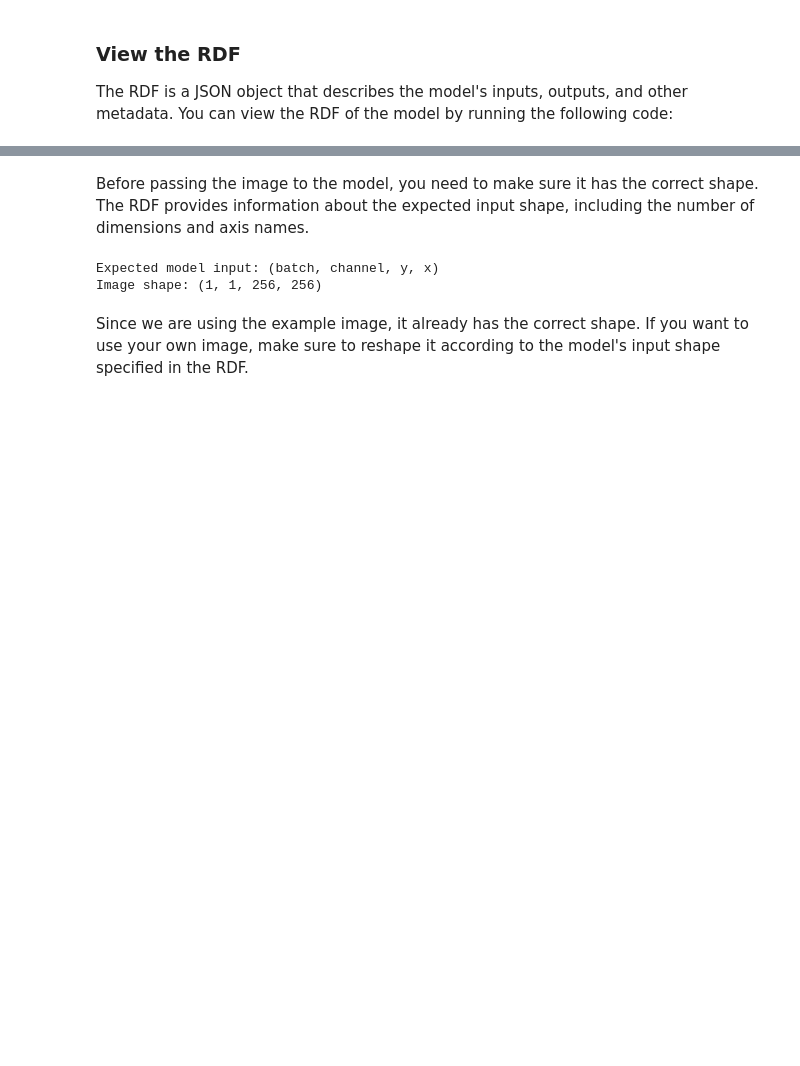
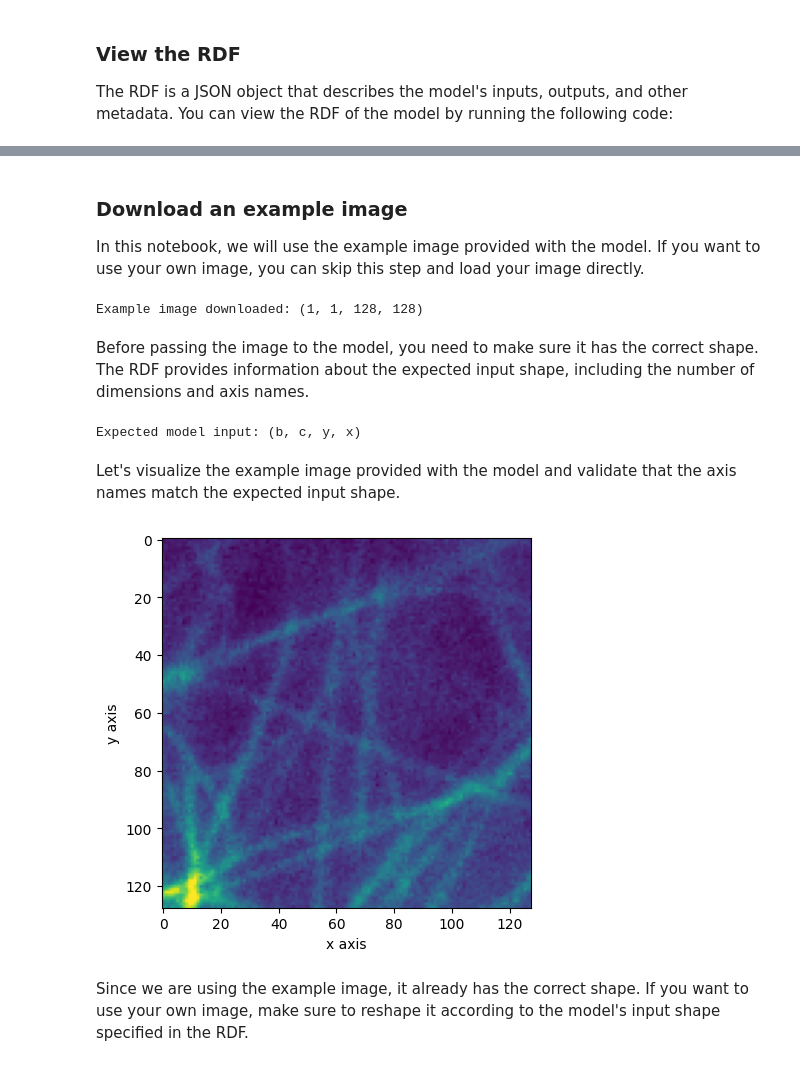
Before and after one commit to aicell-lab/bioengine-worker, a Jupyter notebook: bioengine_apps/model_runner/tutorial_model_runner.ipynb, the cells around one changed output, grey strips where cells are left out. Drawn from its saved outputs; the diff is of its cells as text; code cells hidden in the pictures; blank space fills up the shorter version.

```diff
--- a/bioengine_apps/model_runner/tutorial_model_runner.ipynb
+++ b/bioengine_apps/model_runner/tutorial_model_runner.ipynb
@@ -46,4 +47,4 @@ Model ID: The Model-Runner will be demonstrated with the "charismatic-whale" mod
 # %%
 SERVER_URL = "https://hypha.aicell.io"
 
-MODEL_ID = "charismatic-whale"
+MODEL_ID = "ambitious-ant"
@@ -168,20 +158,75 @@ print(json.dumps(model_rdf, indent=4))
         }
     }
 }
+# %% [markdown]
+### Download an example image
+
+In this notebook, we will use the example image provided with the model. If you want to use your own image, you can skip this step and load your image directly.
+# %%
+if "test_tensor" in model_rdf["inputs"][0]:
+    example_input_source = model_rdf["inputs"][0]["test_tensor"]["source"]
+elif "test_inputs" in model_rdf:
+    example_input_source = model_rdf["test_inputs"][0]
+else:
+    raise RuntimeError("❌ No example input tensor found in model RDF.")
+
+example_input_url = f"https://hypha.aicell.io/bioimage-io/artifacts/{MODEL_ID}/files/{example_input_source}"
+response = requests.get(example_input_url)
+
+# Ensure the request was successful
+response.raise_for_status()
+
+# Load the image data from the response content
+image = np.load(BytesIO(response.content))
+print(f"Example image downloaded: {image.shape}")
+# %% [output]
+Example image downloaded: (1, 1, 128, 128)
 # %% [markdown]
 Before passing the image to the model, you need to make sure it has the correct shape. The RDF provides information about the expected input shape, including the number of dimensions and axis names.
 # %%
 axes = model_rdf["inputs"][0]["axes"]
 
 n_dim = len(axes)
-axis_names = [axis["id"] for axis in axes]
+
+axis_names = []
+for axis in axes:
+    if isinstance(axes, str):
+        axis_names.append(axis)
+    elif "id" in axis:
+        axis_names.append(axis["id"])
+    elif "type" in axis:
+        axis_names.append(axis["type"])
+    else:
+        axis_names.append("<undefined>")
 
 print(f"Expected model input: ({', '.join(axis_names)})")
-
-print(f"Image shape: {image.shape}")
 # %% [output]
-Expected model input: (batch, channel, y, x)
-Image shape: (1, 1, 256, 256)
+Expected model input: (b, c, y, x)
+# %% [markdown]
+Let's visualize the example image provided with the model and validate that the axis names match the expected input shape.
+# %%
+# Display the image using matplotlib
+# Find the indices for x and y axes
+display_slice = []
+y_label = None
+x_label = None
+for axis_name in axis_names:
+    if axis_name == "x" or axis_name == "y":
+        display_slice.append(slice(None))  # Use full slice for x and y axes
+        if y_label is None:
+            y_label = f"{axis_name} axis"
+        elif x_label is None:
+            x_label = f"{axis_name} axis"
+    else:
+        display_slice.append(0)  # Use index 0 for other axes
+display_slice = tuple(display_slice)
+
+plt.imshow(image[display_slice])
+plt.xlabel(x_label)
+plt.ylabel(y_label)
+plt.show()
+# %% [output]
+[figure, added]
 # %% [markdown]
 Since we are using the example image, it already has the correct shape. If you want to use your own image, make sure to reshape it according to the model's input shape specified in the RDF.
 # %% [markdown]
```
Also changed, not shown: parts of 17 cells of this notebook, 6 other files.
